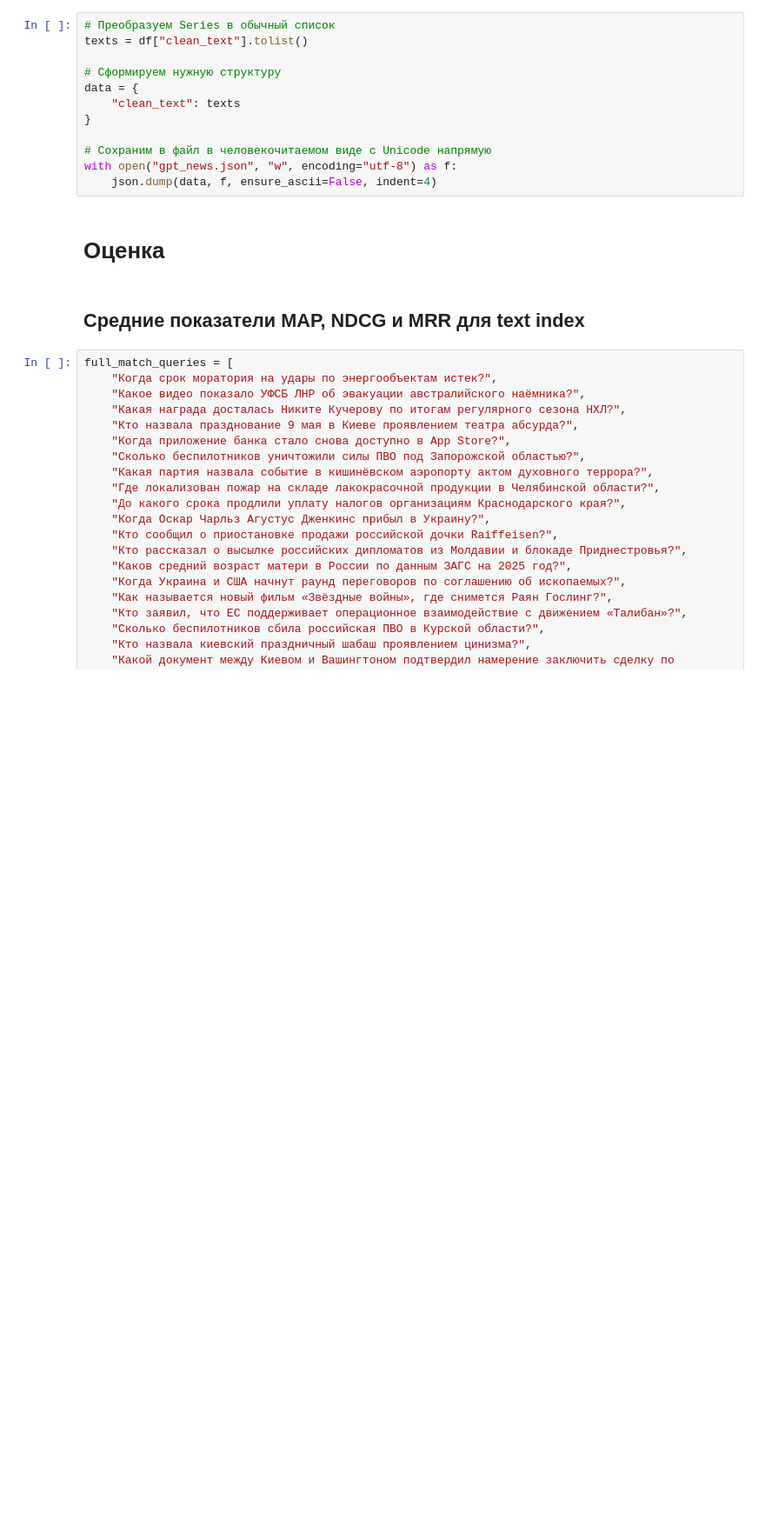
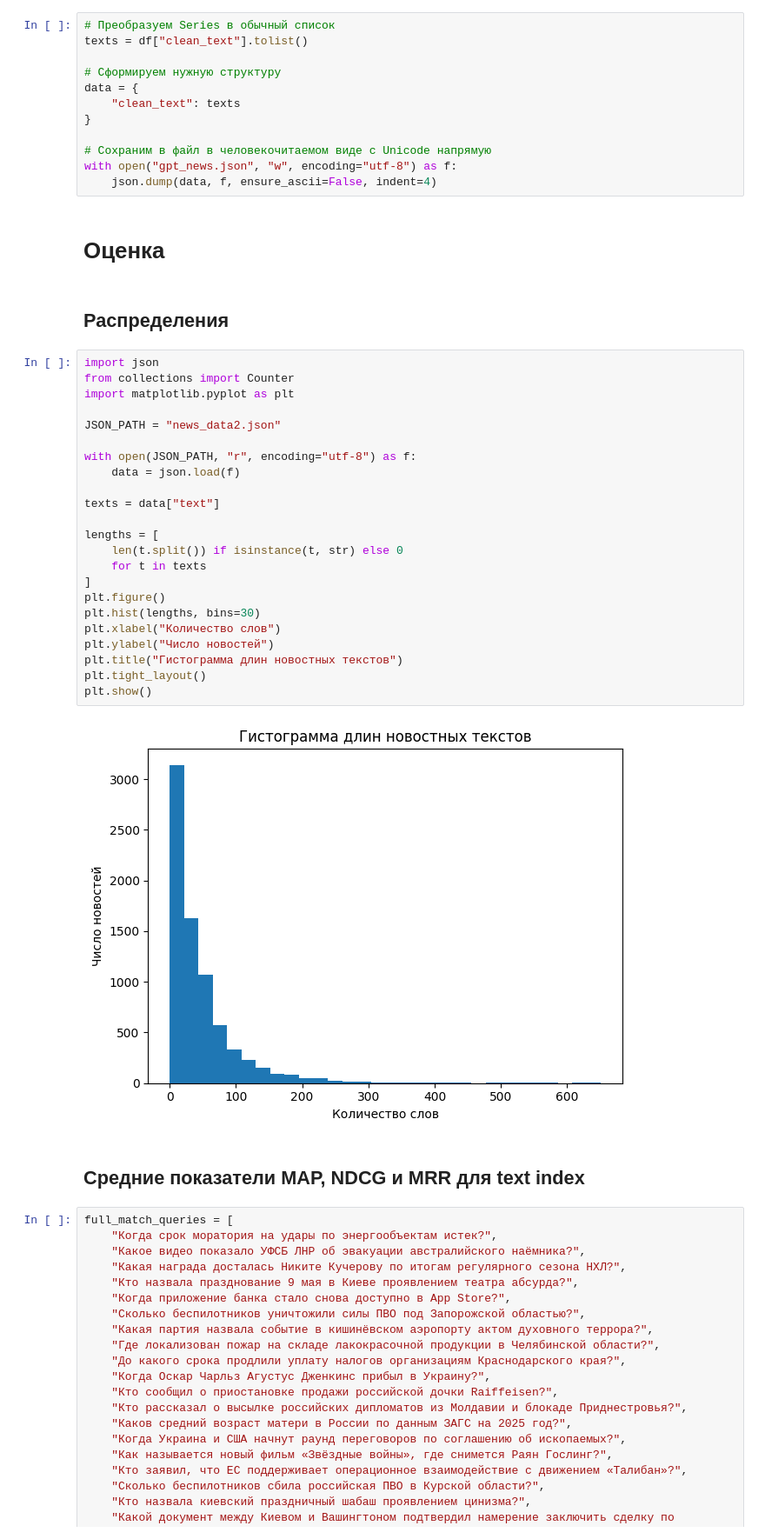
Before and after one commit to VladimirSevostyanov/Diploma, a Jupyter notebook: RAG_FAISS_TEST_TG_TEST/test.ipynb, the cells around one changed output. Shown at 87% size. Cells and saved outputs as stored; diff of their text form; blank space fills up the shorter version.

```diff
--- a/RAG_FAISS_TEST_TG_TEST/test.ipynb
+++ b/RAG_FAISS_TEST_TG_TEST/test.ipynb
@@ -178,6 +178,33 @@ with open("gpt_news.json", "w", encoding="utf-8") as f:
     json.dump(data, f, ensure_ascii=False, indent=4)
 # %% [markdown]
 # Оценка
+# %% [markdown]
+## Распределения
+# %%
+import json
+from collections import Counter
+import matplotlib.pyplot as plt
+
+JSON_PATH = "news_data2.json"
+
+with open(JSON_PATH, "r", encoding="utf-8") as f:
+    data = json.load(f)
+
+texts = data["text"]
+
+lengths = [
+    len(t.split()) if isinstance(t, str) else 0
+    for t in texts
+]
+plt.figure()
+plt.hist(lengths, bins=30)
+plt.xlabel("Количество слов")
+plt.ylabel("Число новостей")
+plt.title("Гистограмма длин новостных текстов")
+plt.tight_layout()
+plt.show()
+# %% [output]
+[figure, added]
 # %% [markdown]
 ## Средние показатели MAP, NDCG и MRR для text index
 # %%
```
Also changed, not shown: 1 other file.
